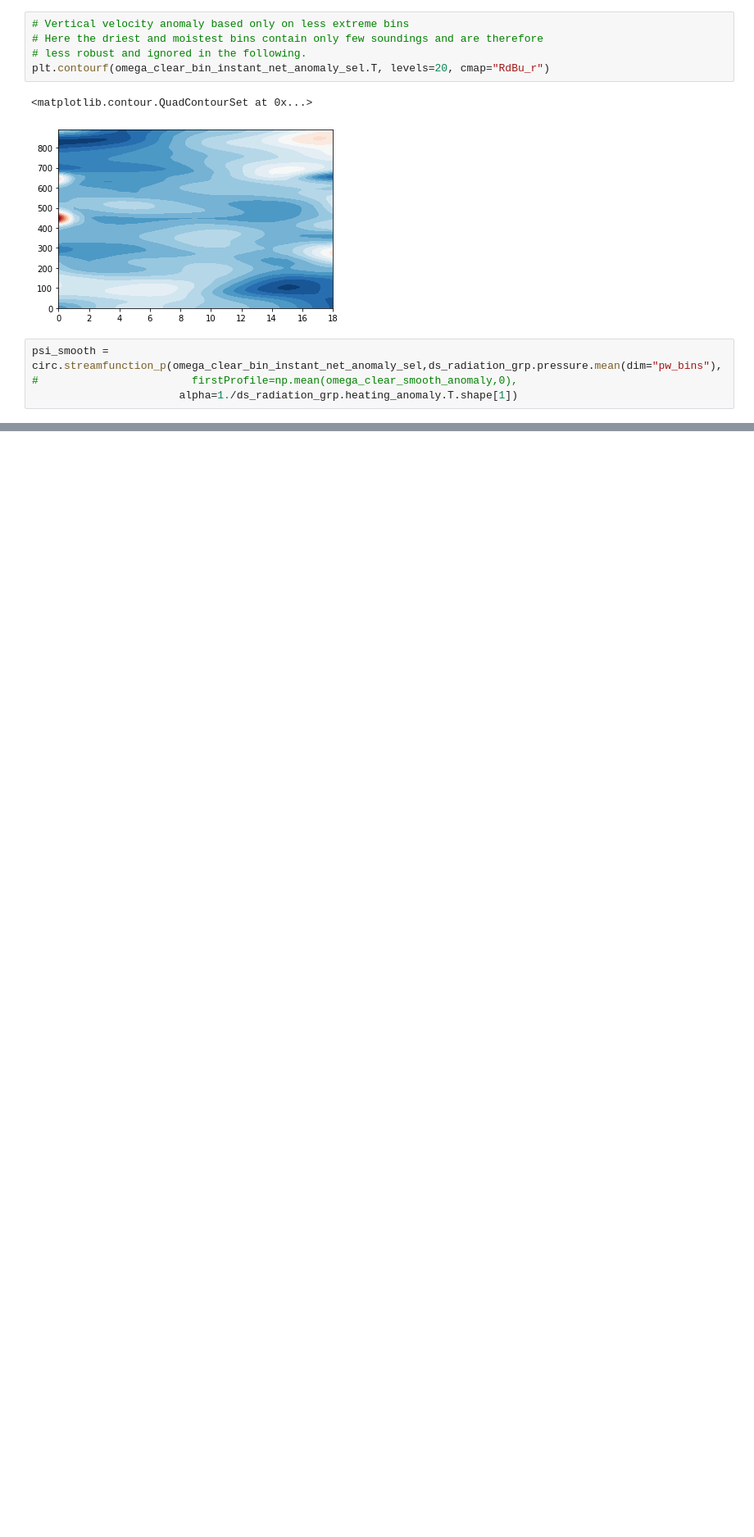
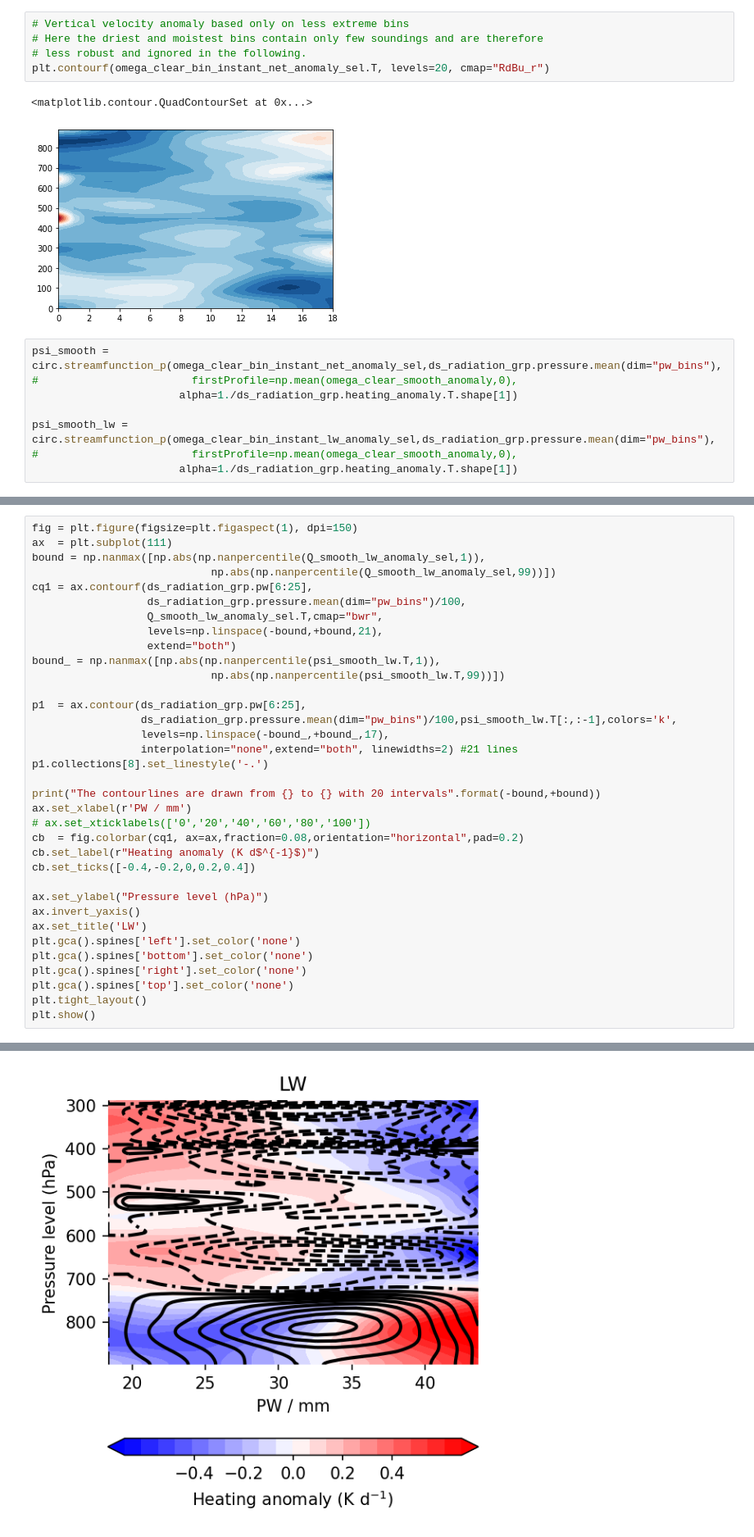
Before and after one commit to observingClouds/trade-wind-course_2021, a Jupyter notebook: PW_sorted_HeatingProfiles.ipynb, the cells around one changed output, grey strips where cells are left out. Shown at 82% size. Cells and saved outputs as stored; diff of their text form; blank space fills up the shorter version.

```diff
--- a/PW_sorted_HeatingProfiles.ipynb
+++ b/PW_sorted_HeatingProfiles.ipynb
@@ -301,3 +296,7 @@ plt.contourf(omega_clear_bin_instant_net_anomaly_sel.T, levels=20, cmap="RdBu_r"
 psi_smooth = circ.streamfunction_p(omega_clear_bin_instant_net_anomaly_sel,ds_radiation_grp.pressure.mean(dim="pw_bins"),
 #                        firstProfile=np.mean(omega_clear_smooth_anomaly,0),
                        alpha=1./ds_radiation_grp.heating_anomaly.T.shape[1])
+
+psi_smooth_lw = circ.streamfunction_p(omega_clear_bin_instant_lw_anomaly_sel,ds_radiation_grp.pressure.mean(dim="pw_bins"),
+#                        firstProfile=np.mean(omega_clear_smooth_anomaly,0),
+                       alpha=1./ds_radiation_grp.heating_anomaly.T.shape[1])
@@ -400,0 +366,36 @@ The contourlines are drawn from -0.48580121611528243 to 0.48580121611528243 with
+# %%
+fig = plt.figure(figsize=plt.figaspect(1), dpi=150)
+ax  = plt.subplot(111)
+bound = np.nanmax([np.abs(np.nanpercentile(Q_smooth_lw_anomaly_sel,1)),
+                            np.abs(np.nanpercentile(Q_smooth_lw_anomaly_sel,99))])
+cq1 = ax.contourf(ds_radiation_grp.pw[6:25],
+                  ds_radiation_grp.pressure.mean(dim="pw_bins")/100,
+                  Q_smooth_lw_anomaly_sel.T,cmap="bwr",
+                  levels=np.linspace(-bound,+bound,21),
+                  extend="both")
+bound_ = np.nanmax([np.abs(np.nanpercentile(psi_smooth_lw.T,1)),
+                            np.abs(np.nanpercentile(psi_smooth_lw.T,99))])
+
+p1  = ax.contour(ds_radiation_grp.pw[6:25],
+                 ds_radiation_grp.pressure.mean(dim="pw_bins")/100,psi_smooth_lw.T[:,:-1],colors='k',
+                 levels=np.linspace(-bound_,+bound_,17),
+                 interpolation="none",extend="both", linewidths=2) #21 lines
+p1.collections[8].set_linestyle('-.')
+
+print("The contourlines are drawn from {} to {} with 20 intervals".format(-bound,+bound))
+ax.set_xlabel(r'PW / mm')
+# ax.set_xticklabels(['0','20','40','60','80','100'])
+cb  = fig.colorbar(cq1, ax=ax,fraction=0.08,orientation="horizontal",pad=0.2)
+cb.set_label(r"Heating anomaly (K d$^{-1}$)")
+cb.set_ticks([-0.4,-0.2,0,0.2,0.4])
+
+ax.set_ylabel("Pressure level (hPa)")
+ax.invert_yaxis()
+ax.set_title('LW')
+plt.gca().spines['left'].set_color('none')
+plt.gca().spines['bottom'].set_color('none')
+plt.gca().spines['right'].set_color('none')
+plt.gca().spines['top'].set_color('none')
+plt.tight_layout()
+plt.show()
+# %% [output]
@@ -400,0 +403 @@ The contourlines are drawn from -0.48580121611528243 to 0.48580121611528243 with
+[figure, added]
```
Also changed, not shown: parts of 20 cells of this notebook.
